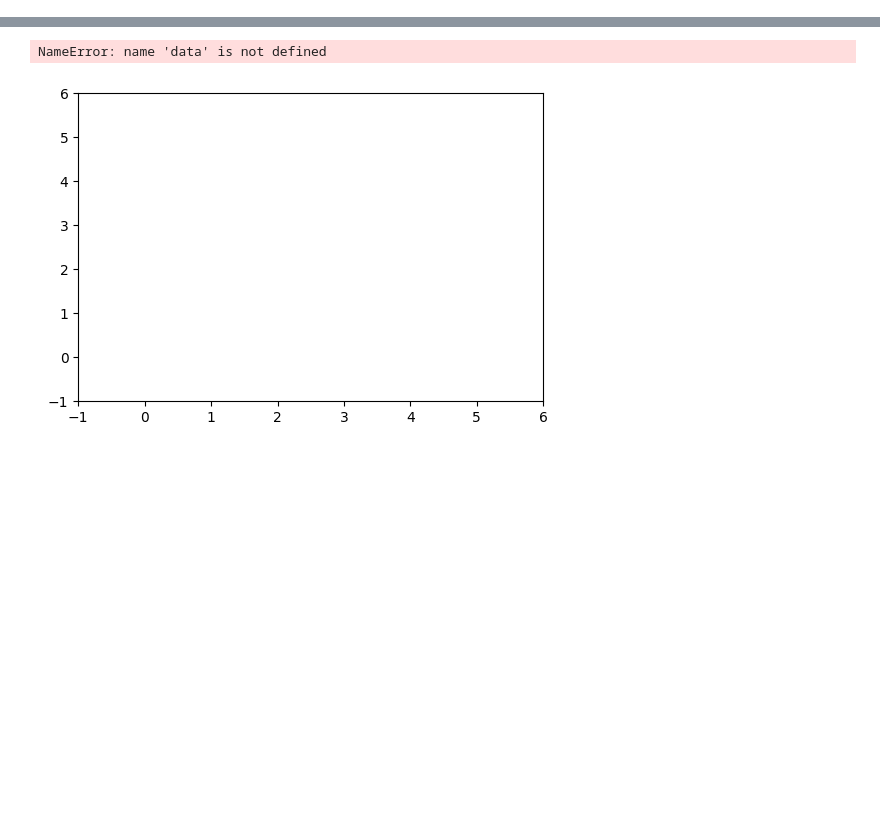
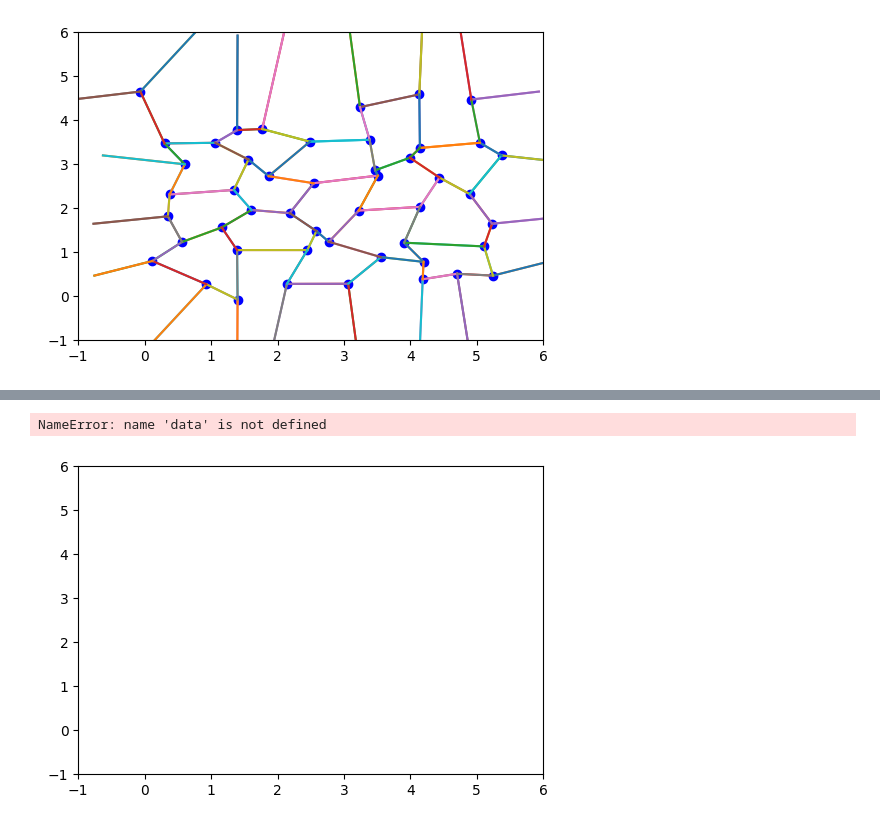
Before and after one commit to tylerrchang/vertex-model-official, a Jupyter notebook: testing.ipynb, the cells around one changed output, grey strips where cells are left out. Drawn from its saved outputs; the diff is of its cells as text; code cells hidden in the pictures; blank space fills up the shorter version.

Commit message:
Periodic boundary graphing and area calculations complete

```diff
--- a/testing.ipynb
+++ b/testing.ipynb
@@ -24,7 +19,7 @@ ImportError: numpy._core.multiarray failed to import
 # %%
 data = parsing.read_data(
     os.path.join("data", "network_vertices.txt"),
-    os.path.join("data", "cell_indices.txt")
+    os.path.join("data", "cell_indices.txt"), 6, 6
 )
 # %% [output]
 [(0.930866, 0.271744), (0.116862, 0.802272), (0.563237, 1.233827), (0.349978, 1.81711), (0.375702, 2.313142), (0.604067, 2.999615), (0.299085, 3.474244), (-0.064818, 4.652581), (1.398975, -0.074888),  ...
@@ -32,11 +25,0 @@ TypeError: Cell.__init__() missing 1 required positional argument: 'data'
-# %%
-# This chunk graphs t = 0
-plt.figure(figsize = (6,4))
-plt.xlim(-1, 6)
-plt.ylim(-1, 6)
-for v in data.vert_list:
-    plt.scatter(v.x, v.y)
-
-for cell in data.cell_list:
-    x_poly, y_poly = cell.polygon.exterior.xy
-    plt.plot(x_poly, y_poly)
@@ -45,0 +26,67 @@ NameError: name 'data' is not defined
+# %%
+# This chunk graphs t = 0
+# general setup
+fig = plt.figure(figsize = (6,4))
+ax = fig.add_subplot(1, 1, 1)
+plt.xlim(-1, 6)
+plt.ylim(-1, 6)
+# graph vertices
+for v in data.vert_list:
+    plt.scatter(v.x, v.y, c = "blue")
+
+# graph lines
+for cell in data.cell_list:
+    # xcoords = []
+    # ycoords = []
+    # # generate list of x coords
+    # for i in range(len(cell.vert_obj_list)):
+    #     xcoords.append(cell.vert_obj_list[i].x)
+    # xcoords.append(cell.vert_obj_list[0].x)
+    # # generate list of y coords
+    # for i in range(len(cell.vert_obj_list)):
+    #     ycoords.append(cell.vert_obj_list[i].y)
+    # ycoords.append(cell.vert_obj_list[0].y)
+    # ax.plot(xcoords, ycoords)
+    for i in range(len(cell.vert_obj_list)):
+        x1 = cell.vert_obj_list[i].x
+        y1 = cell.vert_obj_list[i].y
+        x2 = cell.vert_obj_list[(i + 1) % len(cell.vert_obj_list)].x
+        y2 = cell.vert_obj_list[(i + 1) % len(cell.vert_obj_list)].y
+        # if any boundaries broken, must check boundaries
+        if abs(x1 - x2) > data.lx / 2 or abs(y1 - y2) > data.ly / 2:
+            # segment 1
+            if abs(x1 - x2) > data.lx / 2:
+                if x1 > x2:
+                    x2 += data.lx
+                else:
+                    x1 += data.lx
+            if abs(y1 - y2) > data.ly / 2:
+                if y1 > y2:
+                    y2 += data.lx
+                else:
+                    y1 += data.lx
+            ax.plot([x1, x2],
+                    [y1, y2])
+            # segment 2
+            x1 = cell.vert_obj_list[i].x
+            y1 = cell.vert_obj_list[i].y
+            x2 = cell.vert_obj_list[(i + 1) % len(cell.vert_obj_list)].x
+            y2 = cell.vert_obj_list[(i + 1) % len(cell.vert_obj_list)].y
+            if abs(x1 - x2) > data.lx / 2:
+                if x1 > x2:
+                    x1 -= data.lx
+                else:
+                    x2 -= data.lx
+            if abs(y1 - y2) > data.ly / 2:
+                if y1 > y2:
+                    y1 -= data.lx
+                else:
+                    y2 -= data.lx
+            ax.plot([x1, x2],
+                    [y1, y2])
+        # no boundaries broken
+        else:
+            ax.plot([x1, x2],
+                    [y1, y2])
+# %% [output]
+[figure, added]
```
Also changed, not shown: parts of 8 cells of this notebook, 3 other files.
